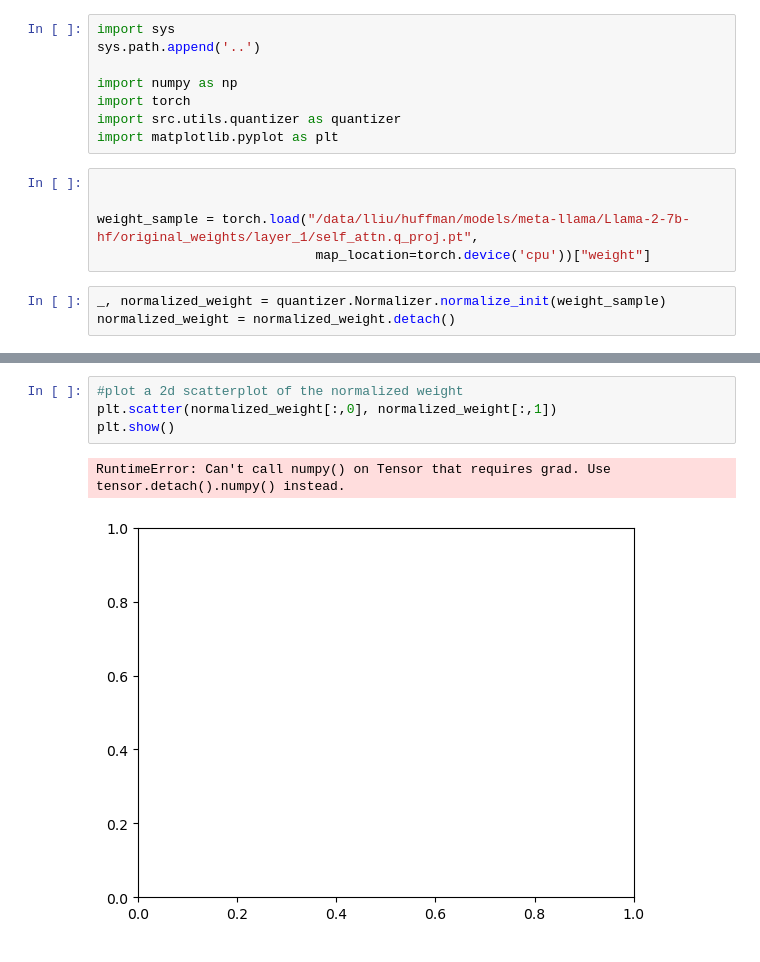
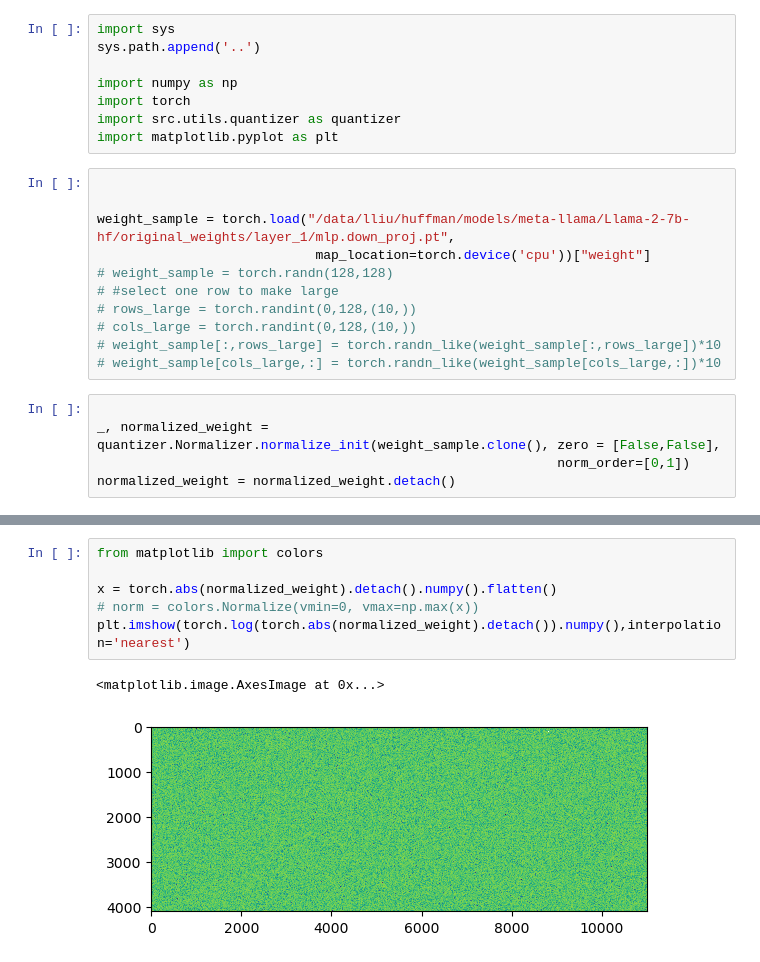
Before and after one commit to xuzukang/NoWag, a Jupyter notebook: notebooks/breakup_weight_illustrator.ipynb, the cells around one changed output, grey strips where cells are left out. Saved outputs shown, nothing was run; the diff lists cells and outputs as text.

```diff
--- a/notebooks/breakup_weight_illustrator.ipynb
+++ b/notebooks/breakup_weight_illustrator.ipynb
@@ -9,8 +9,16 @@ import matplotlib.pyplot as plt
 # %%
 
 
-weight_sample = torch.load("/data/lliu/huffman/models/meta-llama/Llama-2-7b-hf/original_weights/layer_1/self_attn.q_proj.pt",
+weight_sample = torch.load("/data/lliu/huffman/models/meta-llama/Llama-2-7b-hf/original_weights/layer_1/mlp.down_proj.pt",
                             map_location=torch.device('cpu'))["weight"]
+# weight_sample = torch.randn(128,128)
+# #select one row to make large
+# rows_large = torch.randint(0,128,(10,))
+# cols_large = torch.randint(0,128,(10,))
+# weight_sample[:,rows_large] = torch.randn_like(weight_sample[:,rows_large])*10
+# weight_sample[cols_large,:] = torch.randn_like(weight_sample[cols_large,:])*10
 # %%
-_, normalized_weight = quantizer.Normalizer.normalize_init(weight_sample)
+
+_, normalized_weight = quantizer.Normalizer.normalize_init(weight_sample.clone(), zero = [False,False],
+                                                           norm_order=[0,1])
 normalized_weight = normalized_weight.detach()
@@ -27,7 +25,9 @@ plt.imshow(torch.abs(weight_sample).detach().numpy(), interpolation='nearest')
-# %%
-#plot a 2d scatterplot of the normalized weight
-plt.scatter(normalized_weight[:,0], normalized_weight[:,1])
-plt.show()
-# %% [output]
-RuntimeError: Can't call numpy() on Tensor that requires grad. Use tensor.detach().numpy() instead.
-[figure, removed]
+# %%
+from matplotlib import colors
+
+x = torch.abs(normalized_weight).detach().numpy().flatten()
+# norm = colors.Normalize(vmin=0, vmax=np.max(x))
+plt.imshow(torch.log(torch.abs(normalized_weight).detach()).numpy(),interpolation='nearest')
+# %% [output]
+<matplotlib.image.AxesImage at 0x...>
+[figure, added]
```
Also changed, not shown: parts of 3 cells of this notebook, 21 other files.
